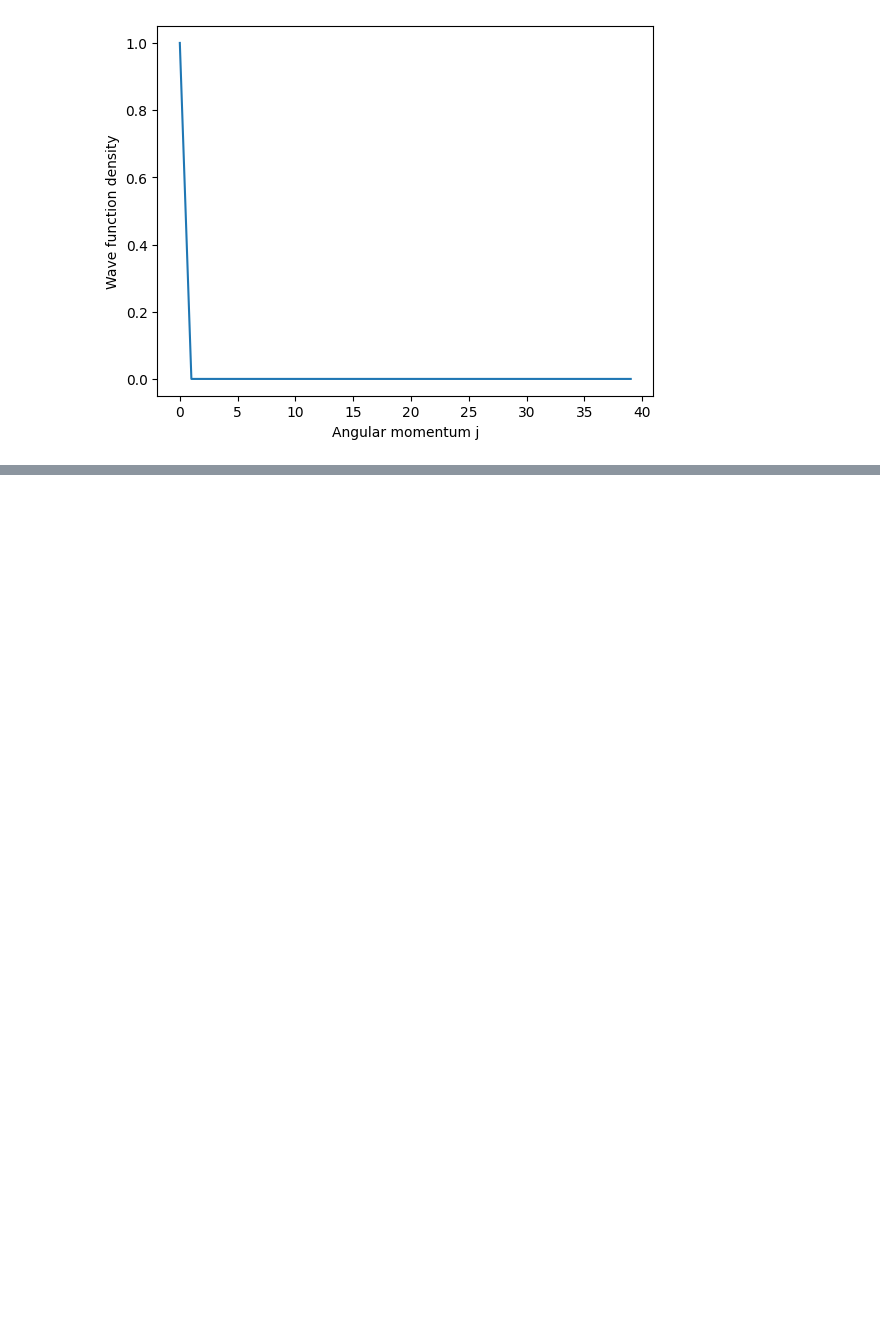
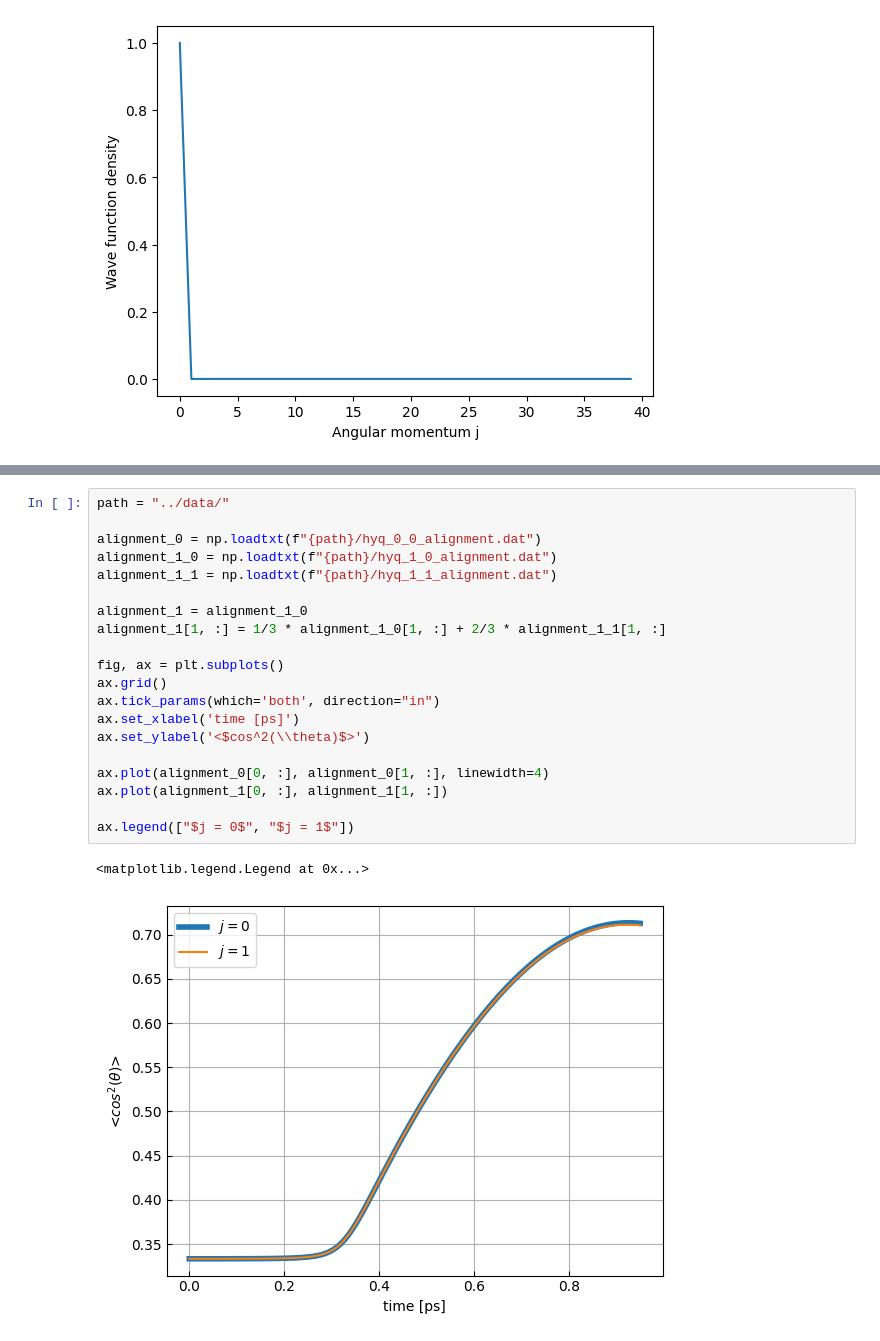
Before and after one commit to Wleter/NeOcs, a Jupyter notebook: analysis/hyq_results.ipynb, the cells around one changed output, grey strips where cells are left out. Saved outputs shown, nothing was run; the diff lists cells and outputs as text; blank space fills up the shorter version.

Commit message:
hyq tests and alignment tests

```diff
--- a/analysis/hyq_results.ipynb
+++ b/analysis/hyq_results.ipynb
@@ -45,0 +46,23 @@ ax.legend(["$j = 0, \Omega = 0$", "$j = 1, \Omega = 0$", "$j = 1, \Omega = 1$"])
+# %%
+path = "../data/"
+
+alignment_0 = np.loadtxt(f"{path}/hyq_0_0_alignment.dat")
+alignment_1_0 = np.loadtxt(f"{path}/hyq_1_0_alignment.dat")
+alignment_1_1 = np.loadtxt(f"{path}/hyq_1_1_alignment.dat")
+
+alignment_1 = alignment_1_0
+alignment_1[1, :] = 1/3 * alignment_1_0[1, :] + 2/3 * alignment_1_1[1, :]
+
+fig, ax = plt.subplots()
+ax.grid()
+ax.tick_params(which='both', direction="in")
+ax.set_xlabel('time [ps]')
+ax.set_ylabel('<$cos^2(\\theta)$>')
+
+ax.plot(alignment_0[0, :], alignment_0[1, :], linewidth=4)
+ax.plot(alignment_1[0, :], alignment_1[1, :])
+
+ax.legend(["$j = 0$", "$j = 1$"])
+# %% [output]
+<matplotlib.legend.Legend at 0x...>
+[figure, added]
```
Also changed, not shown: parts of 4 cells of this notebook, 8 other files.
